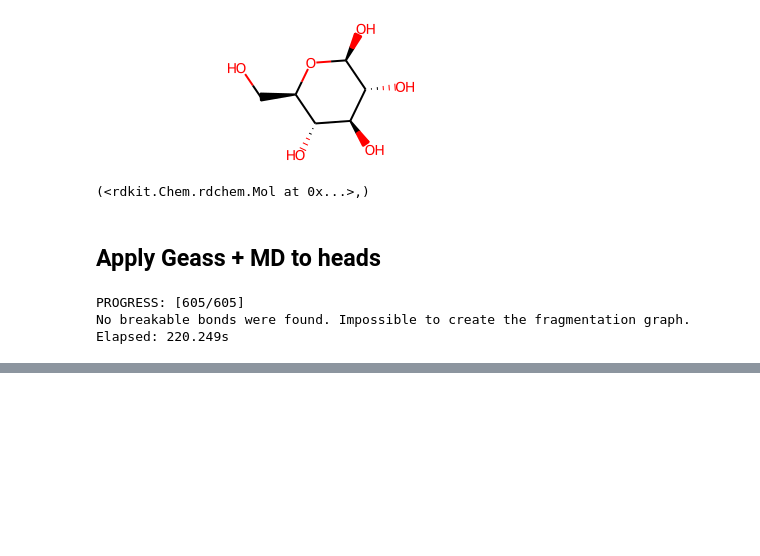
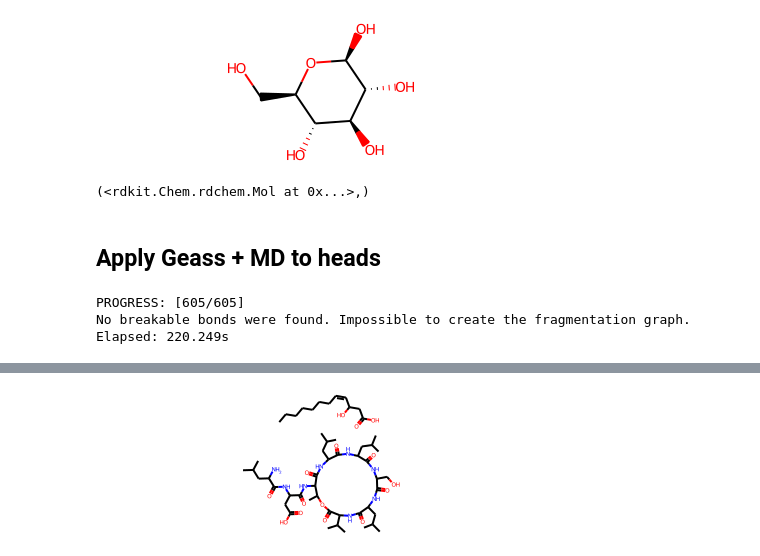
Before and after one commit to mattialpg/geass, a Jupyter notebook: old/08 - Inverse RunReactants.ipynb, the cells around one changed output, grey strips where cells are left out. Cells and saved outputs as stored; diff of their text form; code cells hidden in the pictures; blank space fills up the shorter version.

```diff
--- a/old/08 - Inverse RunReactants.ipynb
+++ b/old/08 - Inverse RunReactants.ipynb
@@ -280,0 +475,8 @@ Elapsed: 220.249s
+# %%
+rxn_aux = REACTIONS['amideR']
+mol_aux = mols[indexer_original_mols.index('BS_0793')]
+products_aux_0793 = rxn_aux.RunReactants((mol_aux,))
+# %%
+products_aux_0793[0][0]
+# %% [output]
+[figure, added]
```
Also changed, not shown: parts of 51 cells of this notebook, 9 other files.
